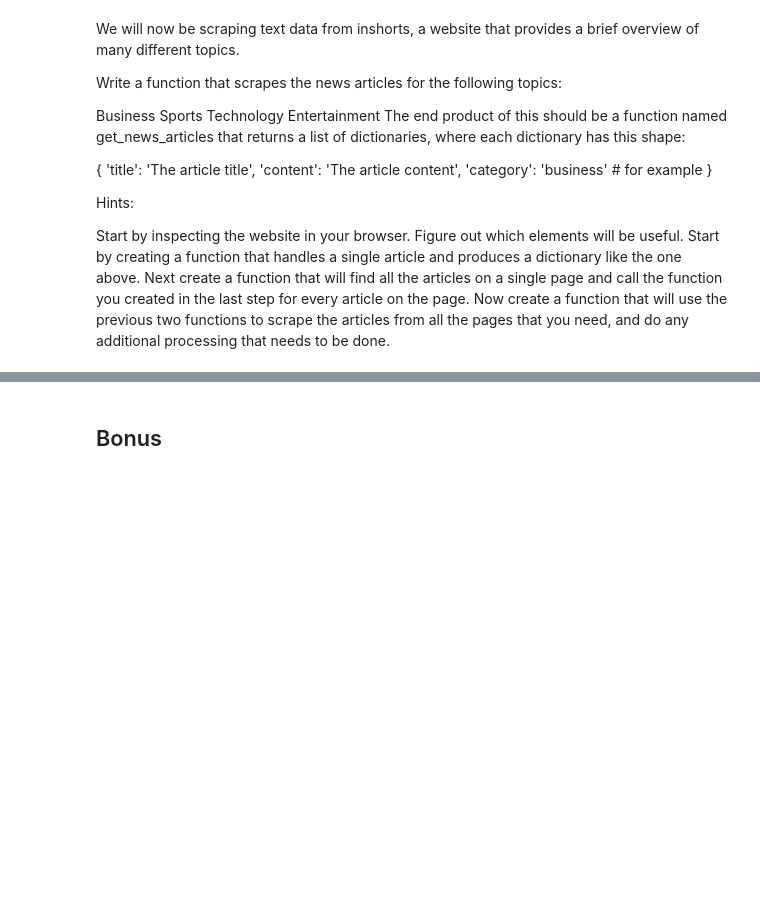
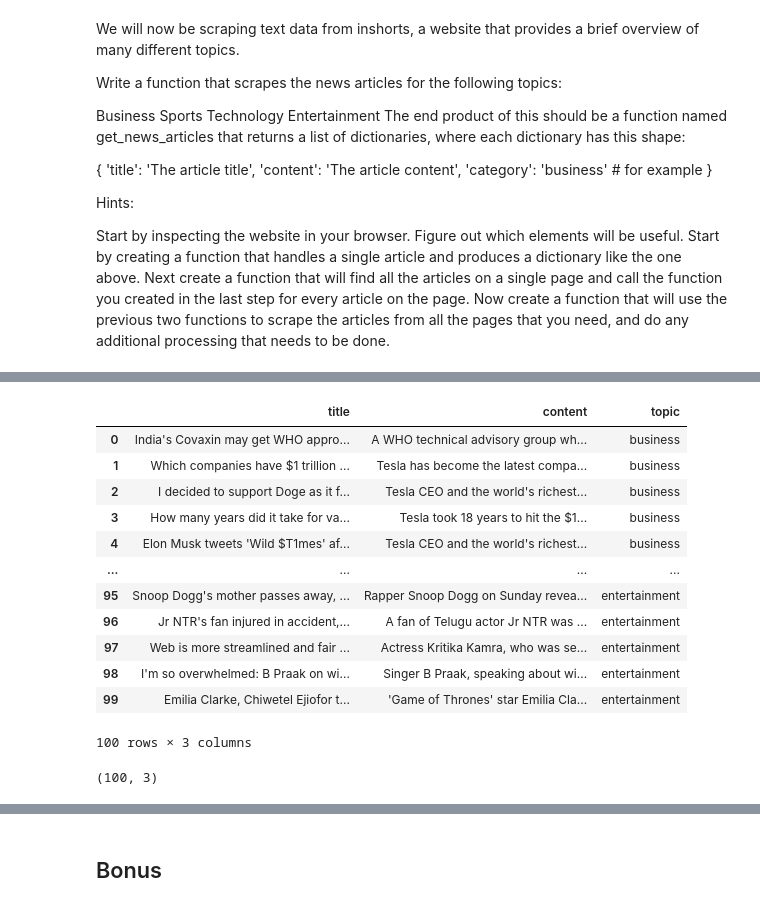
Before and after one commit to adam-talbot/natural-language-processing-exercises, a Jupyter notebook: web_scraping.ipynb, the cells around one changed output, grey strips where cells are left out. Saved outputs shown, nothing was run; the diff lists cells and outputs as text; code cells hidden in the pictures; blank space fills up the shorter version.

```diff
--- a/web_scraping.ipynb
+++ b/web_scraping.ipynb
@@ -287,0 +414,29 @@ Now create a function that will use the previous two functions to scrape the art
+# %%
+# list of pages that I want to scrape
+pages = [
+    'business',
+    'sports',
+    'technology',
+    'entertainment'
+]
+# %%
+final_df = pd.DataFrame()
+for page in pages:
+    df = get_article_info(base_url = 'https://inshorts.com/en/read/', topic = page, user_agent = 'Codeup Data Science Germain Cohort')
+    final_df = pd.concat([final_df, df], ignore_index=True)
+# %%
+final_df
+# %% [output]
+|  | title | content | topic |
+| 0 | India's Covaxin may get WHO appro... | A WHO technical advisory group wh... | business |
+| 1 | Which companies have $1 trillion ... | Tesla has become the latest compa... | business |
+| 2 | I decided to support Doge as it f... | Tesla CEO and the world's richest... | business |
+| 3 | How many years did it take for va... | Tesla took 18 years to hit the $1... | business |
+| 4 | Elon Musk tweets 'Wild $T1mes' af... | Tesla CEO and the world's richest... | business |
+| ... | ... | ... | ... |
+| 95 | Snoop Dogg's mother passes away, ... | Rapper Snoop Dogg on Sunday revea... | entertainment |
+| 96 | Jr NTR's fan injured in accident,... | A fan of Telugu actor Jr NTR was ... | entertainment |
+| 97 | Web is more streamlined and fair ... | Actress Kritika Kamra, who was se... | entertainment |
+| 98 | I'm so overwhelmed: B Praak on wi... | Singer B Praak, speaking about wi... | entertainment |
+| 99 | Emilia Clarke, Chiwetel Ejiofor t... | 'Game of Thrones' star Emilia Cla... | entertainment |
+100 rows × 3 columns
@@ -287,0 +453,4 @@ Now create a function that will use the previous two functions to scrape the art
+# %%
+df.shape
+# %% [output]
+(100, 3)
```
Also changed, not shown: parts of 48 cells of this notebook, 1 other file.
